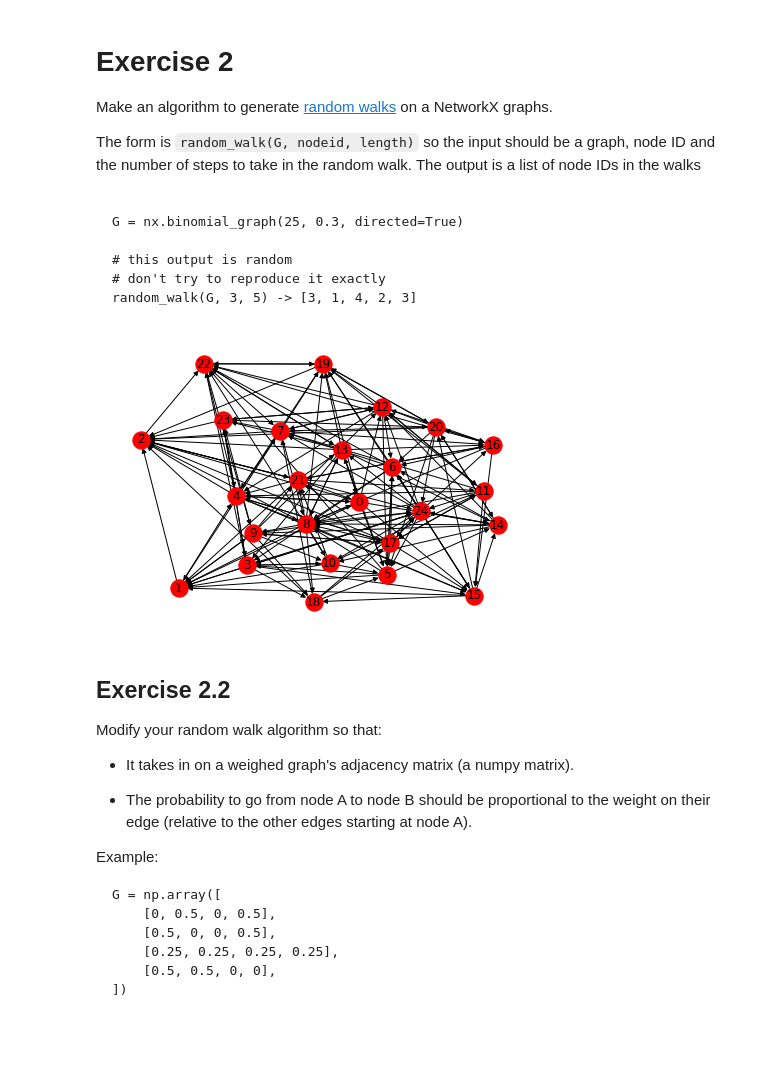
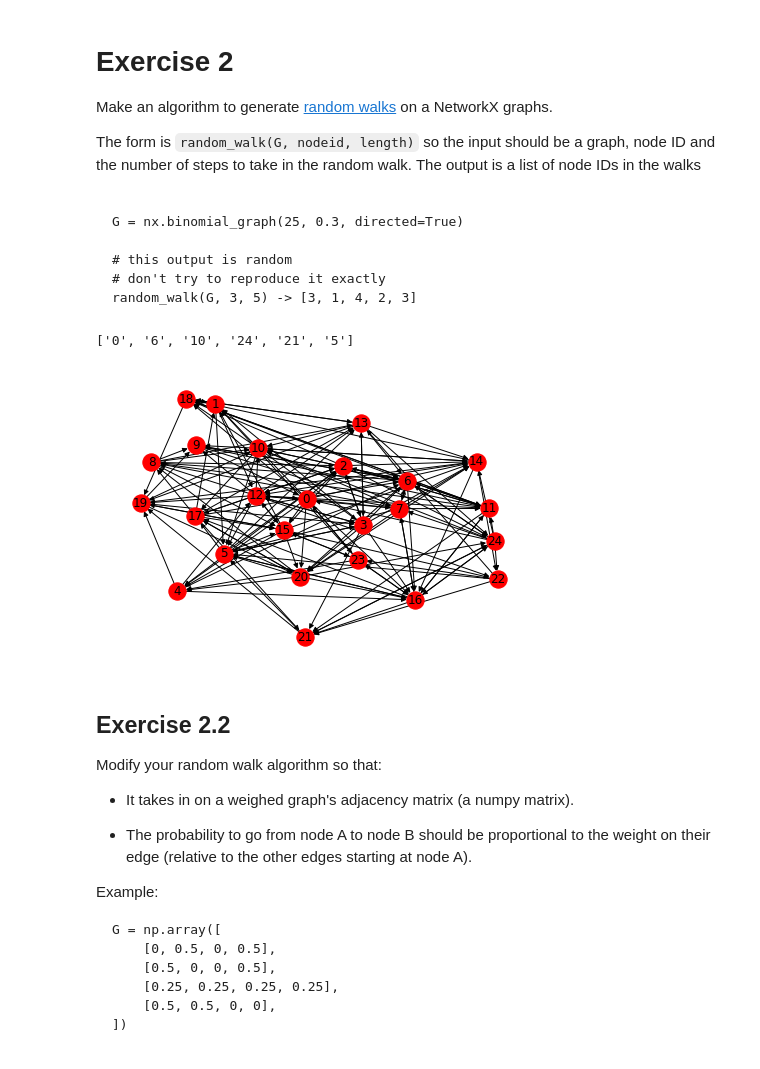
Before and after one commit to cb-ds-1/m1-11-networks, a Jupyter notebook: Workshop Graphs.ipynb, the cells around one changed output. Saved outputs shown, nothing was run; the diff lists cells and outputs as text; code cells hidden in the pictures.

````diff
--- a/Workshop Graphs.ipynb
+++ b/Workshop Graphs.ipynb
@@ -136,25 +147,33 @@ G = nx.binomial_graph(25, 0.3, directed=True)
 # don't try to reproduce it exactly
 random_walk(G, 3, 5) -> [3, 1, 4, 2, 3]
 ```
-# %%
-G = nx.binomial_graph(25, 0.3, directed=True)
-nx.draw(G, with_labels=True, node_color='red')
-
-#random_node is the start node slected randomly
-random_node = random.choice([i for i in range(G.number_of_nodes())])
-#initialize the value for all nodes as 0
-dict_counter = {}
-for i in range(G.number_of_nodes()):
-    dict_counter[i] = 0
-#increment by traversing through all neigbors nodes
-
-
-
-
-def random_walk(G, nodeid, length):
-    pass
-# %% [output]
-[figure, removed]
+# %%
+import networkx as nx
+import random
+G = nx.binomial_graph(25, 0.3, directed=True)
+nx.draw(G, with_labels=True, node_color='red')
+
+def test_(G, nodeid, lenght):
+    local_path = [str(node),]
+    target_node = node
+
+    for i in range(lenght):
+        neighbors = list(nx.all_neighbors(G, target_node))
+        target_node = random.choice(neighbors)
+        local_path.append(str(target_node))
+
+    return local_path
+
+    walk_paths = []
+
+for node in G.nodes():
+    for i in range(3):
+        walk_paths.append(test_(G, node, 5))
+
+walk_paths[0]
+# %% [output]
+['0', '6', '10', '24', '21', '5']
+[figure, added]
 # %% [markdown]
 ## Exercise 2.2
 
````
Also changed, not shown: parts of 4 cells of this notebook.
